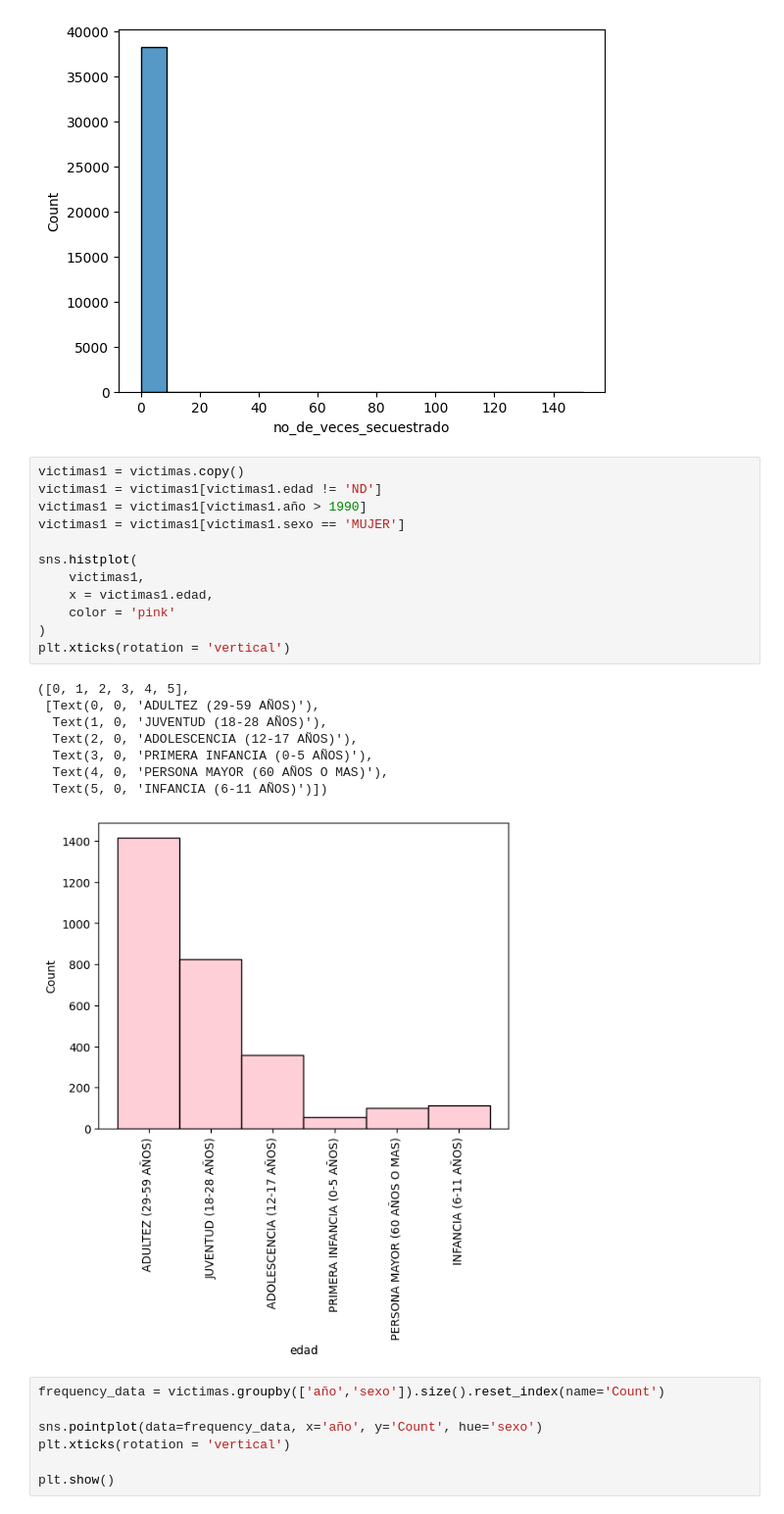
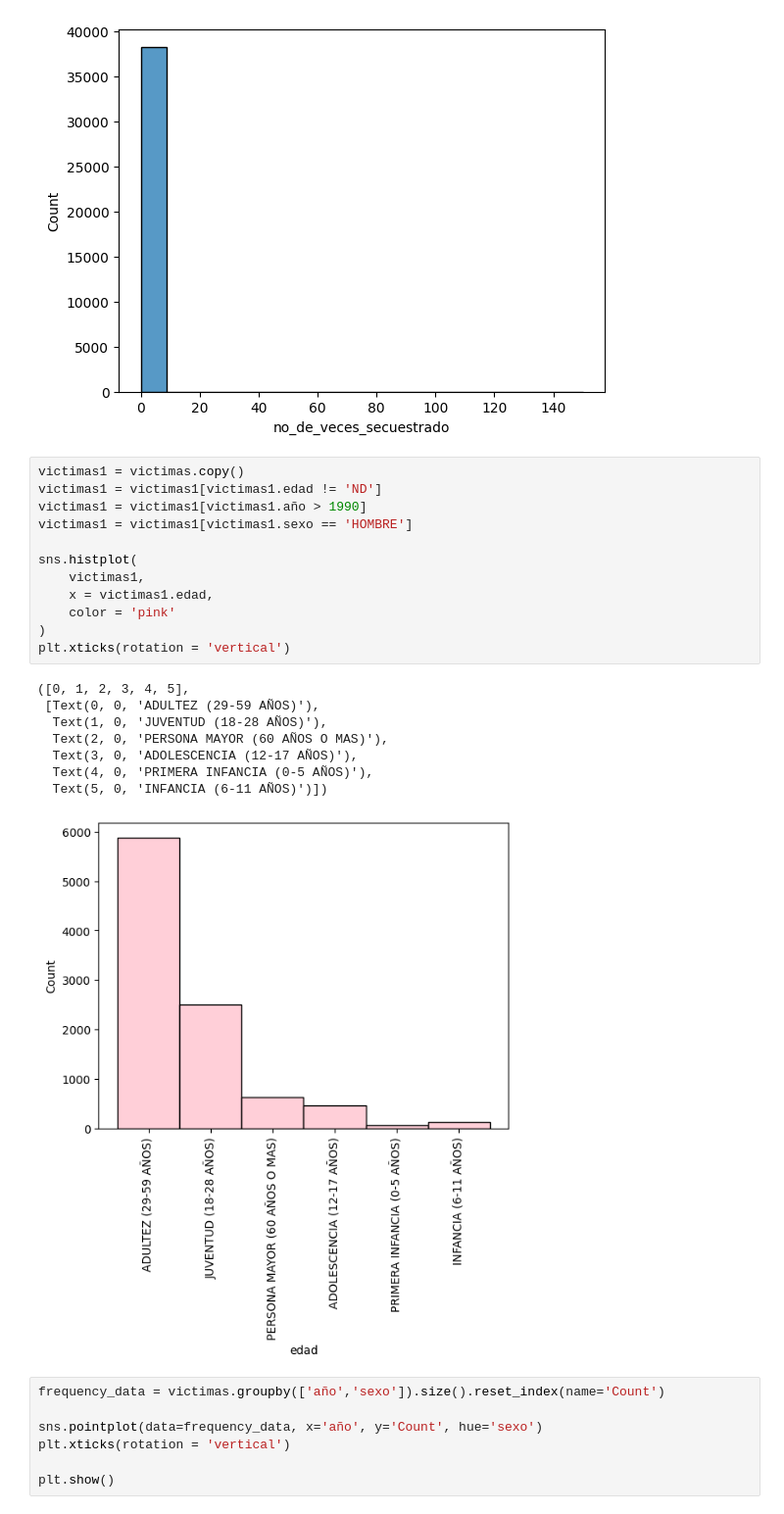
Before and after one commit to RandolphPeralta/SeminarioEstadistica, a Jupyter notebook: Victimas_Secuestro.ipynb, the cells around one changed output. Shown at 98% size. Saved outputs shown, nothing was run; the diff lists cells and outputs as text.

```diff
--- a/Victimas_Secuestro.ipynb
+++ b/Victimas_Secuestro.ipynb
@@ -238,24 +247,24 @@ sns.histplot(
 # %%
 victimas1 = victimas.copy()
 victimas1 = victimas1[victimas1.edad != 'ND']
 victimas1 = victimas1[victimas1.año > 1990]
-victimas1 = victimas1[victimas1.sexo == 'MUJER']
+victimas1 = victimas1[victimas1.sexo == 'HOMBRE']
 
 sns.histplot(
     victimas1,
     x = victimas1.edad,
     color = 'pink'
 )
 plt.xticks(rotation = 'vertical')
 # %% [output]
 ([0, 1, 2, 3, 4, 5],
  [Text(0, 0, 'ADULTEZ (29-59 AÑOS)'),
   Text(1, 0, 'JUVENTUD (18-28 AÑOS)'),
-  Text(2, 0, 'ADOLESCENCIA (12-17 AÑOS)'),
-  Text(3, 0, 'PRIMERA INFANCIA (0-5 AÑOS)'),
-  Text(4, 0, 'PERSONA MAYOR (60 AÑOS O MAS)'),
+  Text(2, 0, 'PERSONA MAYOR (60 AÑOS O MAS)'),
+  Text(3, 0, 'ADOLESCENCIA (12-17 AÑOS)'),
+  Text(4, 0, 'PRIMERA INFANCIA (0-5 AÑOS)'),
   Text(5, 0, 'INFANCIA (6-11 AÑOS)')])
-[figure, old version]
+[figure, new version]
 # %%
 frequency_data = victimas.groupby(['año','sexo']).size().reset_index(name='Count')
 
```
Also changed, not shown: parts of 9 cells of this notebook.
